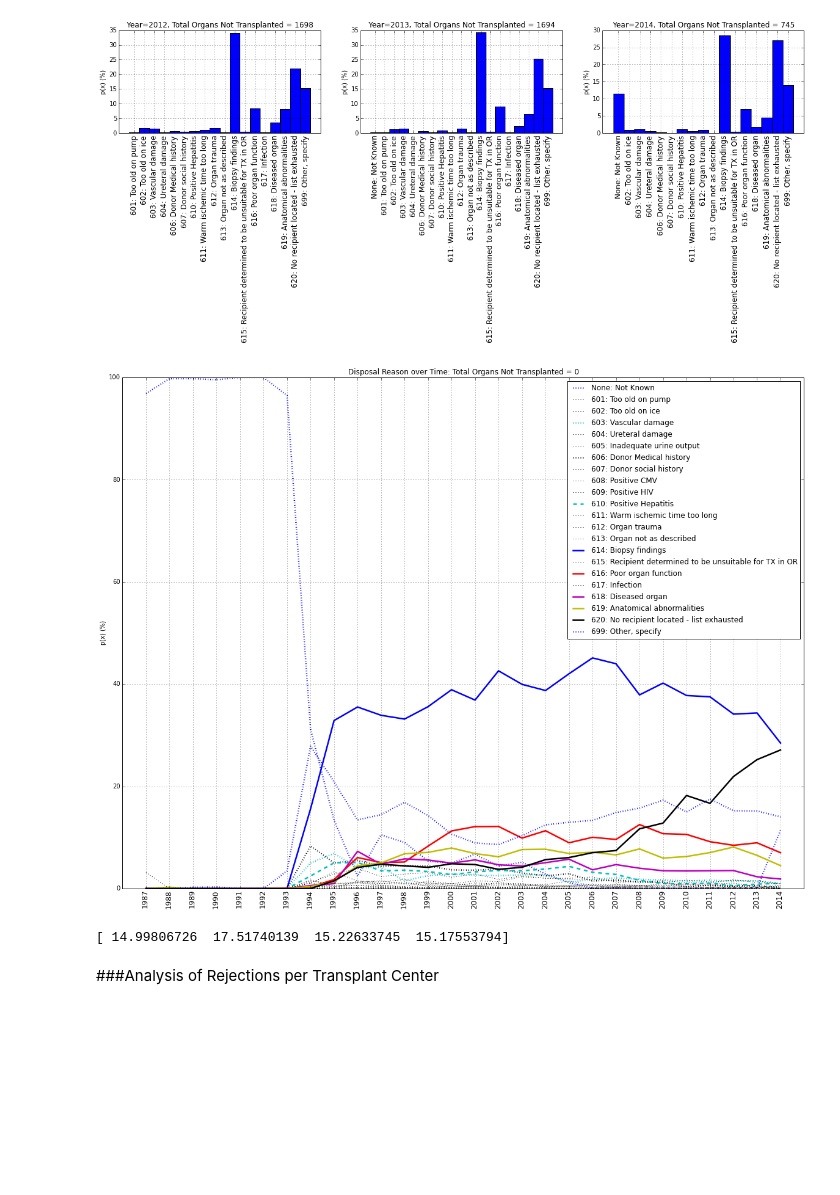
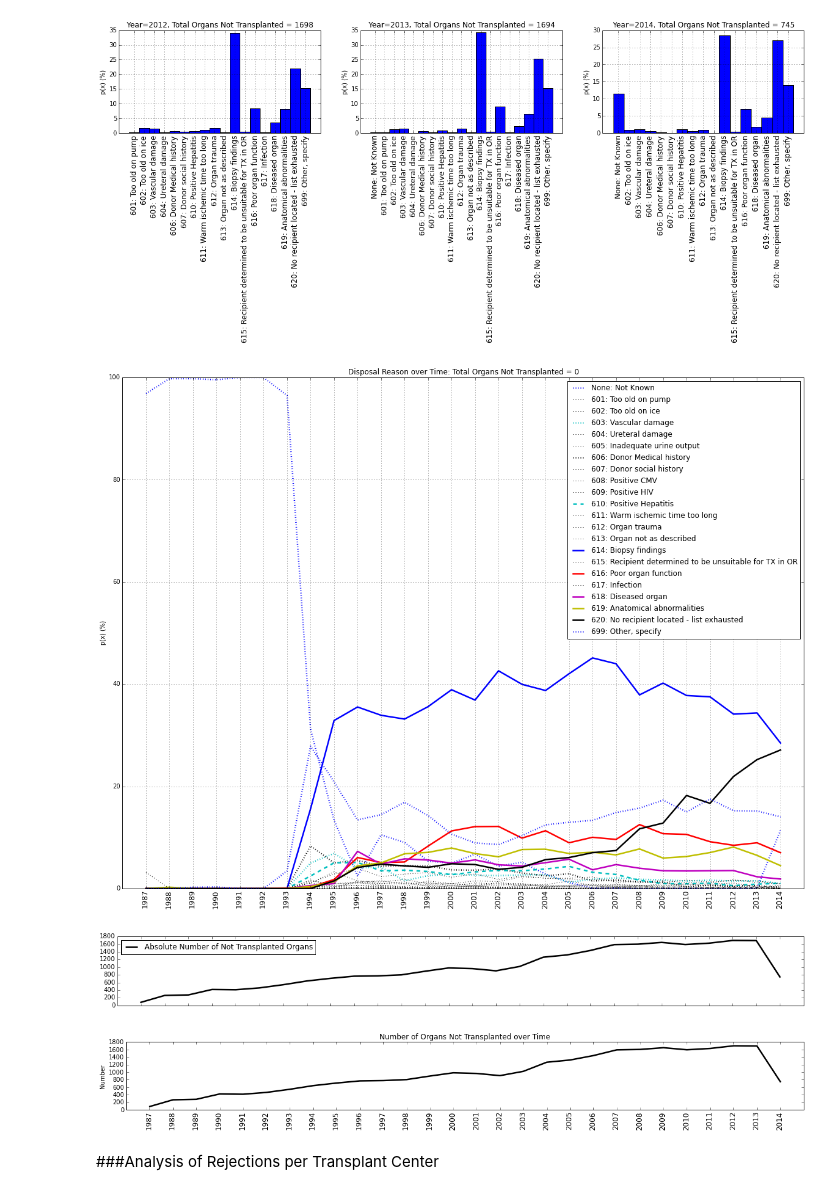
Before and after one commit to leloss/SRTR_OrganAllocation, a Jupyter notebook: OrganAllocationProject.ipynb, the cells around one changed output. Drawn from its saved outputs; the diff is of its cells as text; code cells hidden in the pictures; blank space fills up the shorter version.

```diff
--- a/OrganAllocationProject.ipynb
+++ b/OrganAllocationProject.ipynb
@@ -435,6 +435,7 @@ last_year=2016
 uniq_labels=[]
 tab_years={}
 tab_labels={}
+tot_organs=[]
 plt.figure(figsize=(20, 15))
 plt.clf()
 while curr_year < last_year:
@@ -468,6 +469,7 @@ while curr_year < last_year:
             data_nottransp.append([100*nottransp_disc_list.count(x)/float(len(nottransp_disc_list)), table_discardcodes[int(x)], x])
             tab_labels[x]=table_discardcodes[int(x)]
 
+    tot_organs.append(len(np.unique(nottransp_list)))
 #     plt.subplot(1, columns, 1+(ii%columns))
     tab_years[curr_year]=data_nottransp
     curr_year = curr_year+1
@@ -501,37 +503,74 @@ for ii in uniq_labels:
         width = 1
         linsty='k:'
     else:
         width = 2.5
         linsty=colors[ll%len(colors)]+lines[ll/len(colors)]
     plt.plot(ind+.5, Y, linsty, linewidth=width )#, linestyle=linsty,label=lab)
 #     print ind, Y, linsty, lab
     # print rects
 
     # axes and labels
 
     plt.xlim(-.5,len(ind)+.5)
     ll=ll+1
 #     break
     # plt.ylim(0,45)
     # plt.ylabel('Scores')
     # ax.set_title('Scores by group and gender')
 xTickMarks = range(first_year,last_year)
 # plt.xticks(ind+width)
 # plt.xticks([-1, 0, 1, 2], ['NA', 'Homozygote 1/1', 'Heterozygote','Homozygote 2/2'])
 plt.xticks(ind+.5,xTickMarks, rotation=90, fontsize=12)
 # plt.setp(xtickNames, rotation=45, fontsize=10)
 plt.ylabel('p(x) (%)')
 plt.grid('on')
 plt.title('Disposal Reason over Time: Total Organs Not Transplanted = '+str(len(np.unique(nottransp_list))))
 
 plt.legend(leg)
 plt.show()
+plt.figure(figsize=(20, 2))
+plt.clf()
+
+# tot_organs=np.unique(tot_organs)
+N = len(tot_organs)-1
+Y = tot_organs[0:len(tot_organs)-1]
+ind = np.arange(N)
+plt.plot(ind+.5, Y, 'k', linewidth=2.5 )#, linestyle=linsty,label=lab)
+
+
+plt.xlim(-.5,len(ind)+.5)
+xTickMarks = ['']*(last_year-first_year-1) #range(first_year,last_year-1)
+plt.xticks(ind+.5,xTickMarks, rotation=90, fontsize=12)
+# plt.ylabel('Number')
+# plt.grid('on')
+# plt.title('Number of Organs Not Transplanted over Time')
+
+plt.legend(['Absolute Number of Not Transplanted Organs'],loc="upper left")
+plt.show()
 # %% [output]
 [figure]
+[figure, added]
-# %%
-print rates
-# %% [output]
-[ 14.99806726  17.51740139  15.22633745  15.17553794]
+# %%
+plt.figure(figsize=(20, 2))
+plt.clf()
+
+# tot_organs=np.unique(tot_organs)
+N = len(tot_organs)-1
+Y = tot_organs[0:len(tot_organs)-1]
+ind = np.arange(N)
+plt.plot(ind+.5, Y, 'k', linewidth=2.5 )#, linestyle=linsty,label=lab)
+
+
+plt.xlim(-.5,len(ind)+.5)
+xTickMarks = range(first_year,last_year-1)
+plt.xticks(ind+.5,xTickMarks, rotation=90, fontsize=12)
+plt.ylabel('Number')
+# plt.grid('on')
+plt.title('Number of Organs Not Transplanted over Time')
+
+plt.show()
+# %% [output]
+[figure, added]
 # %% [markdown]
 ###Analysis of Rejections per Transplant Center
 # %%
```
Also changed, not shown: parts of 5 cells of this notebook.
